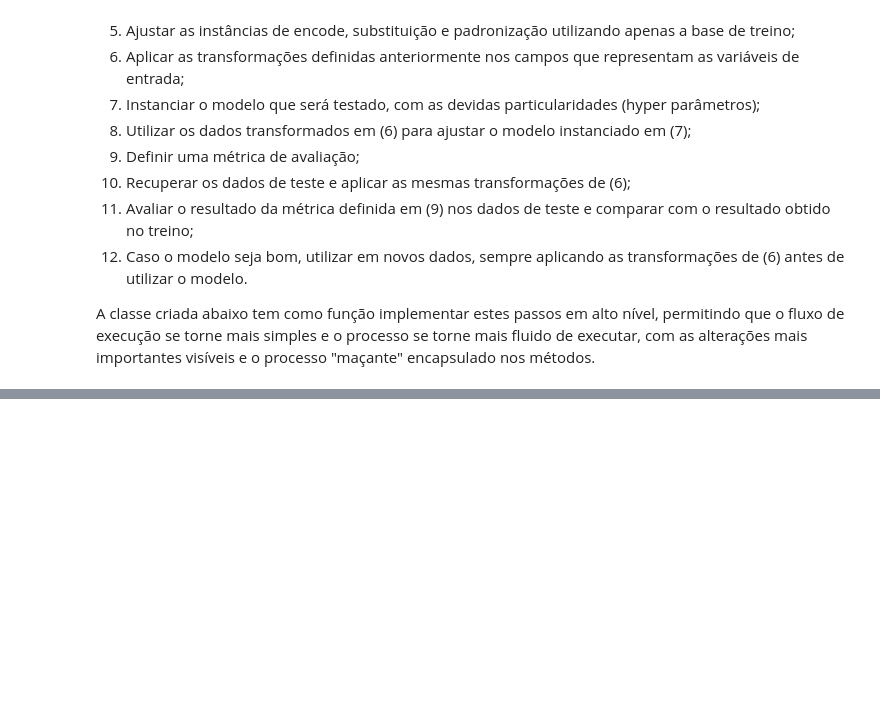
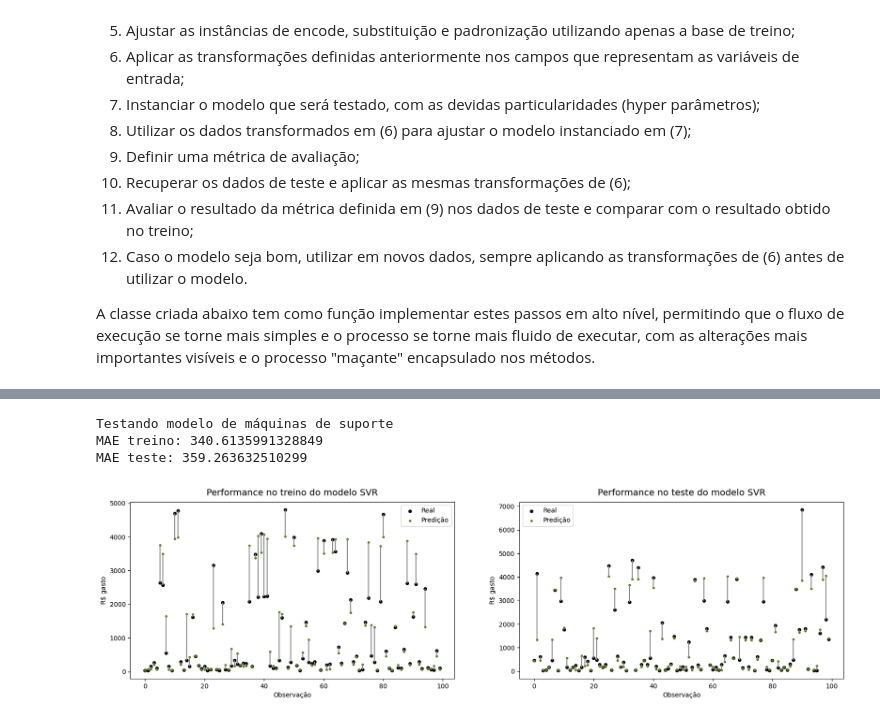
Before and after one commit to BrunoSantosPK/LaranjaLima, a Jupyter notebook: notebooks/ecommerce/regression.ipynb, the cells around one changed output, grey strips where cells are left out. Drawn from its saved outputs; the diff is of its cells as text; code cells hidden in the pictures; blank space fills up the shorter version.

```diff
--- a/notebooks/ecommerce/regression.ipynb
+++ b/notebooks/ecommerce/regression.ipynb
@@ -281,0 +268,10 @@ MAE teste: 1322.2721815770608
+# %%
+print("\nTestando modelo de máquinas de suporte")
+svm_model = SVR(kernel="rbf", C=1000, epsilon=0.1)
+pipe.train_model(svm_model, remove_outliers=False)
+pipe.show_graphs([svm_model])
+# %% [output]
+Testando modelo de máquinas de suporte
+MAE treino: 340.6135991328849
+MAE teste: 359.263632510299
+[figure, added]
```
Also changed, not shown: parts of 14 cells of this notebook, 3 other files.
